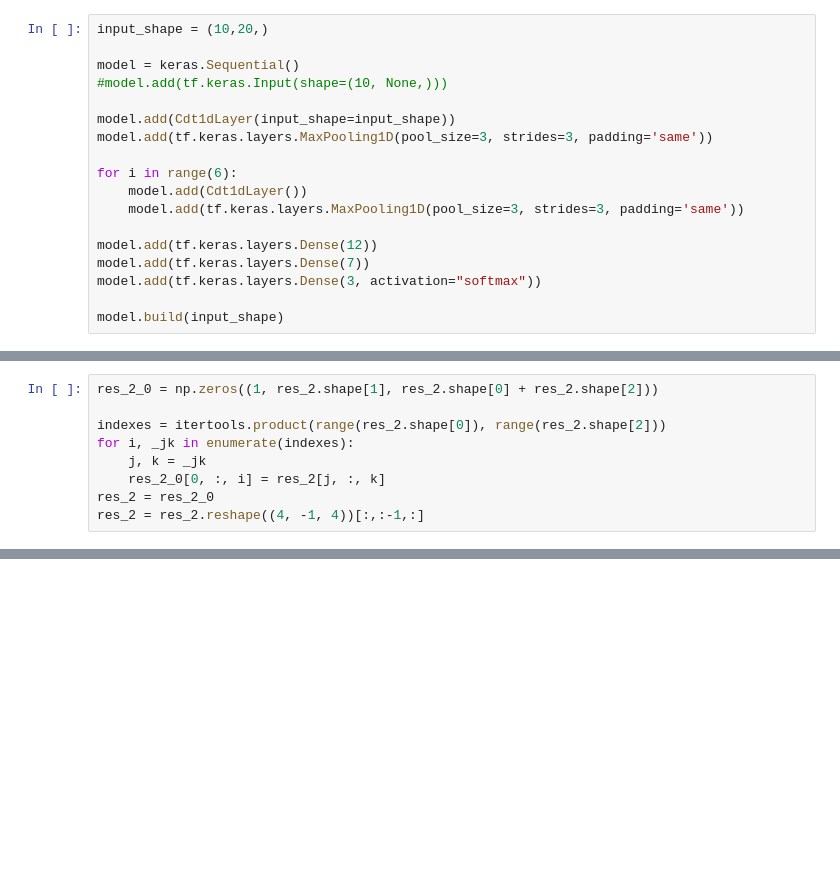
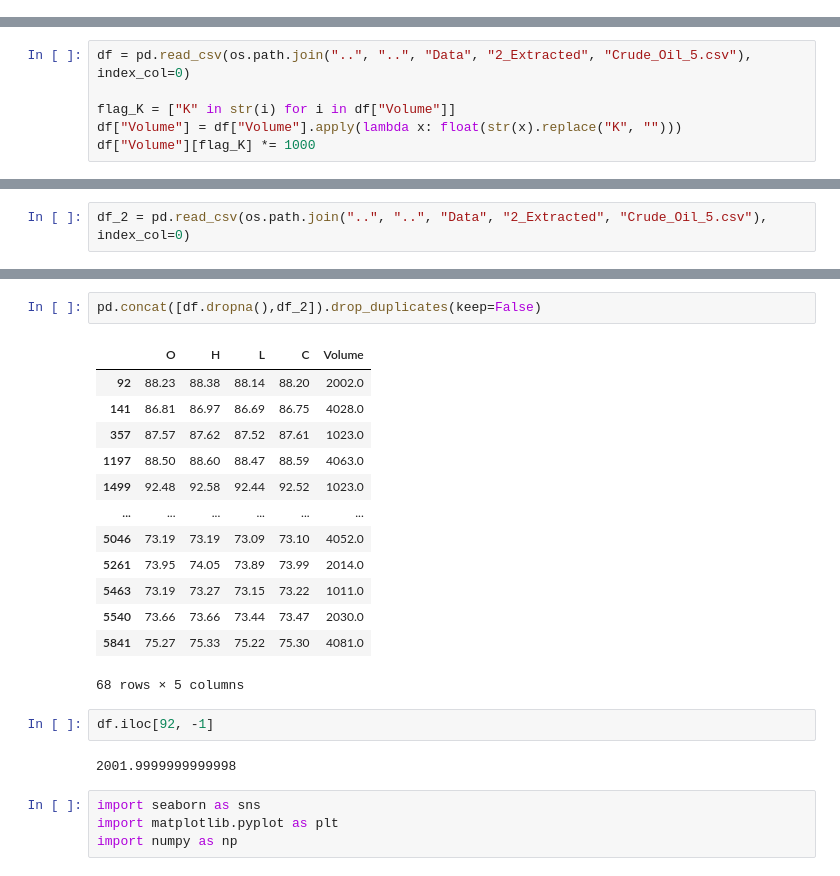
Before and after one commit to B4rtko/Inzynierka, a Jupyter notebook: src/CDT_1D_CNN/temp.ipynb, the cells around one changed output, grey strips where cells are left out. Drawn from its saved outputs; the diff is of its cells as text; blank space fills up the shorter version.

Commit message:
Old files that are probably unwanted for now but its better to keep them

```diff
--- a/src/CDT_1D_CNN/temp.ipynb
+++ b/src/CDT_1D_CNN/temp.ipynb
@@ -106,18 +0,0 @@ array([[  1.  ,   2.5 ,   4.5 ,   6.75,   9.  ,  11.25,  13.5 ,  15.75,
-# %%
-input_shape = (10,20,)
-
-model = keras.Sequential()
-#model.add(tf.keras.Input(shape=(10, None,)))
-
-model.add(Cdt1dLayer(input_shape=input_shape))
-model.add(tf.keras.layers.MaxPooling1D(pool_size=3, strides=3, padding='same'))
-
-for i in range(6):
-    model.add(Cdt1dLayer())
-    model.add(tf.keras.layers.MaxPooling1D(pool_size=3, strides=3, padding='same'))
-
-model.add(tf.keras.layers.Dense(12))
-model.add(tf.keras.layers.Dense(7))
-model.add(tf.keras.layers.Dense(3, activation="softmax"))
-
-model.build(input_shape)
@@ -192,9 +0,0 @@ res_2 = tf.nn.convolution(input=inputs_flat, filters=filt, padding="SAME").numpy
-# %%
-res_2_0 = np.zeros((1, res_2.shape[1], res_2.shape[0] + res_2.shape[2]))
-
-indexes = itertools.product(range(res_2.shape[0]), range(res_2.shape[2]))
-for i, _jk in enumerate(indexes):
-    j, k = _jk
-    res_2_0[0, :, i] = res_2[j, :, k]
-res_2 = res_2_0
-res_2 = res_2.reshape((4, -1, 4))[:,:-1,:]
@@ -296,0 +14,6 @@ array([[  3. ,   7.5,  12. ,  16.5,  21. ,  25.5,  27. ],
+# %%
+df = pd.read_csv(os.path.join("..", "..", "Data", "2_Extracted", "Crude_Oil_5.csv"), index_col=0)
+
+flag_K = ["K" in str(i) for i in df["Volume"]]
+df["Volume"] = df["Volume"].apply(lambda x: float(str(x).replace("K", "")))
+df["Volume"][flag_K] *= 1000
@@ -296,0 +29,2 @@ array([[  3. ,   7.5,  12. ,  16.5,  21. ,  25.5,  27. ],
+# %%
+df_2 = pd.read_csv(os.path.join("..", "..", "Data", "2_Extracted", "Crude_Oil_5.csv"), index_col=0)
@@ -296,0 +61,24 @@ array([[  3. ,   7.5,  12. ,  16.5,  21. ,  25.5,  27. ],
+# %%
+pd.concat([df.dropna(),df_2]).drop_duplicates(keep=False)
+# %% [output]
+|  | O | H | L | C | Volume |
+| 92 | 88.23 | 88.38 | 88.14 | 88.20 | 2002.0 |
+| 141 | 86.81 | 86.97 | 86.69 | 86.75 | 4028.0 |
+| 357 | 87.57 | 87.62 | 87.52 | 87.61 | 1023.0 |
+| 1197 | 88.50 | 88.60 | 88.47 | 88.59 | 4063.0 |
+| 1499 | 92.48 | 92.58 | 92.44 | 92.52 | 1023.0 |
+| ... | ... | ... | ... | ... | ... |
+| 5046 | 73.19 | 73.19 | 73.09 | 73.10 | 4052.0 |
+| 5261 | 73.95 | 74.05 | 73.89 | 73.99 | 2014.0 |
+| 5463 | 73.19 | 73.27 | 73.15 | 73.22 | 1011.0 |
+| 5540 | 73.66 | 73.66 | 73.44 | 73.47 | 2030.0 |
+| 5841 | 75.27 | 75.33 | 75.22 | 75.30 | 4081.0 |
+68 rows × 5 columns
+# %%
+df.iloc[92, -1]
+# %% [output]
+2001.9999999999998
+# %%
+import seaborn as sns
+import matplotlib.pyplot as plt
+import numpy as np
```
Also changed, not shown: parts of 47 cells of this notebook, 5 other files.
